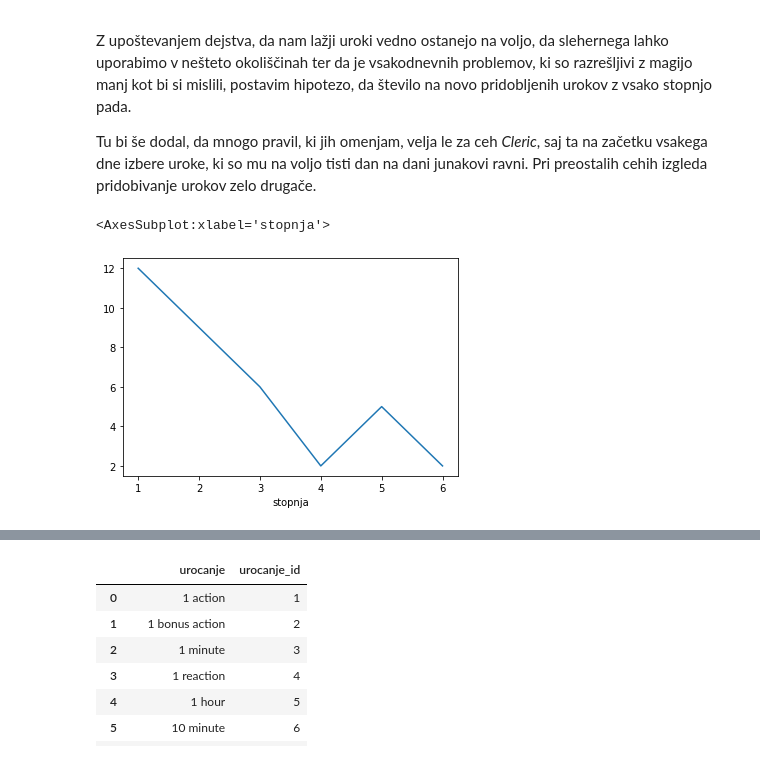
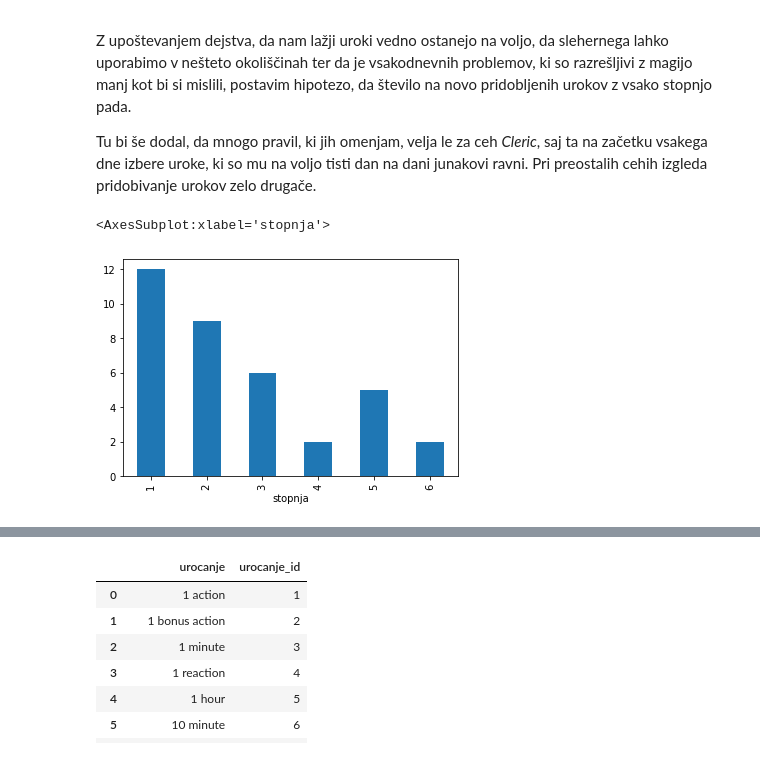
Before and after one commit to vercekpeterdamian/prog1-uroki_dnd, a Jupyter notebook: analiza.ipynb, the cells around one changed output, grey strips where cells are left out. Saved outputs shown, nothing was run; the diff lists cells and outputs as text; code cells hidden in the pictures.

```diff
--- a/analiza.ipynb
+++ b/analiza.ipynb
@@ -82,7 +82,7 @@ Tu bi še dodal, da mnogo pravil, ki jih omenjam, velja le za ceh *Cleric*, saj
 # %%
 ritualni = uroki_polni[uroki_polni.ritual]
 # %%
-ritualni.groupby('stopnja').size().plot()
+ritualni.groupby('stopnja').size().plot.bar()
 # %% [output]
 <AxesSubplot:xlabel='stopnja'>
-[figure, old version]
+[figure, new version]
```
Also changed, not shown: parts of 38 cells of this notebook.
